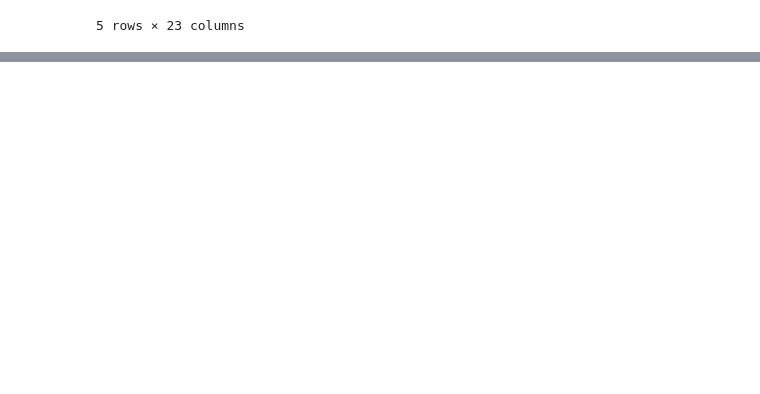
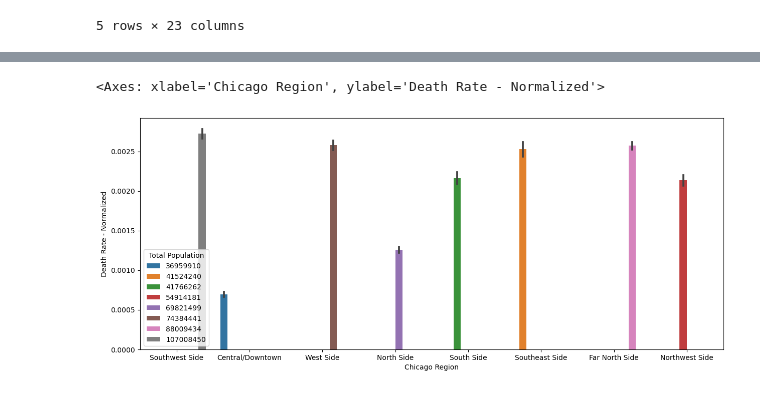
Before and after one commit to miriammei/JKMN-no-L-s-, a Jupyter notebook: MiriamCode.ipynb, the cells around one changed output, grey strips where cells are left out. Cells and saved outputs as stored; diff of their text form; code cells hidden in the pictures; blank space fills up the shorter version.

```diff
--- a/MiriamCode.ipynb
+++ b/MiriamCode.ipynb
@@ -102,0 +146,3 @@ AttributeError: 'Series' object has no attribute 'corrwith'
+# %%
+merged_df = pd.merge(data, total_data, on = 'Chicago Region')
+merged_df.head()
@@ -102,0 +157,6 @@ AttributeError: 'Series' object has no attribute 'corrwith'
+# %%
+plt.figure(figsize = (15, 6))
+sns.barplot(data = merged_df, x = 'Chicago Region', y = 'Death Rate - Normalized', hue = 'Total Population')
+# %% [output]
+<Axes: xlabel='Chicago Region', ylabel='Death Rate - Normalized'>
+[figure, added]
```
Also changed, not shown: parts of 11 cells of this notebook.
